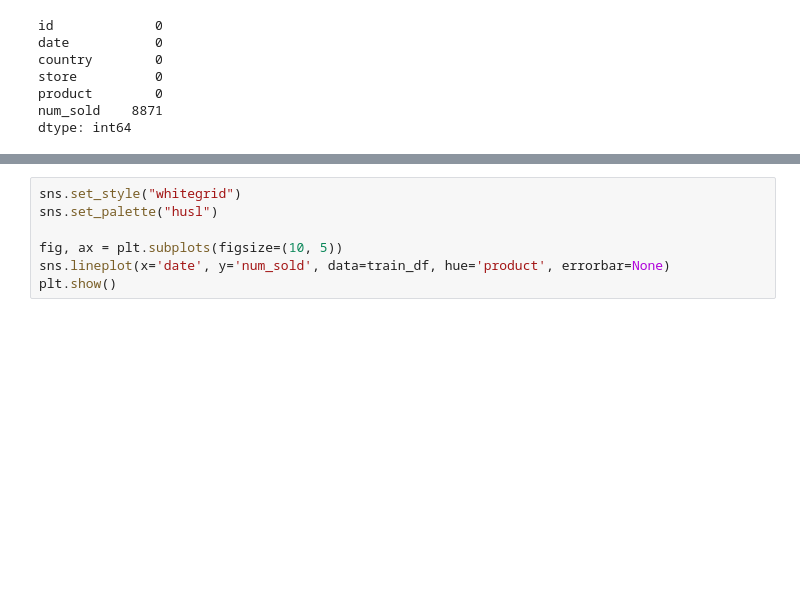
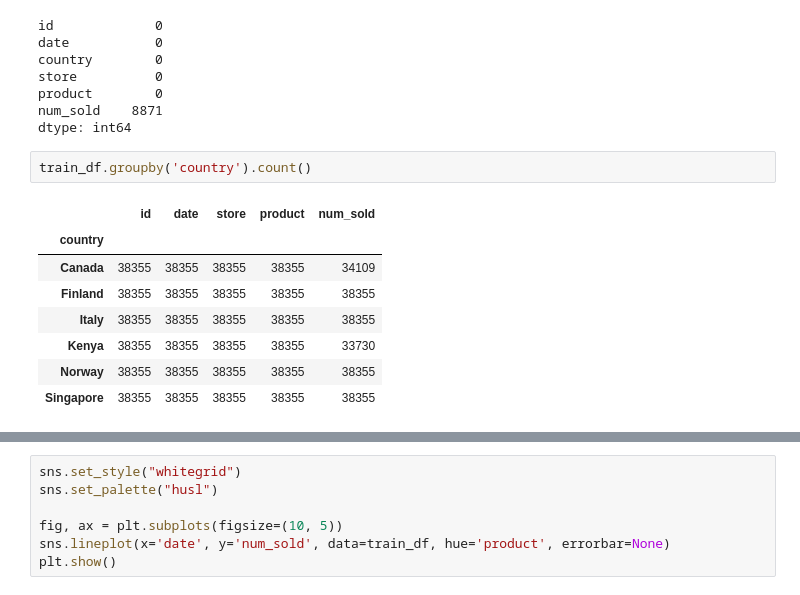
Before and after one commit to fstijnman/kaggle, a Jupyter notebook: playground_s05e01_forecasting_sticker_sales/notebooks/exploratory_analysis.ipynb, the cells around one changed output, grey strips where cells are left out. Drawn from its saved outputs; the diff is of its cells as text; blank space fills up the shorter version.

```diff
--- a/playground_s05e01_forecasting_sticker_sales/notebooks/exploratory_analysis.ipynb
+++ b/playground_s05e01_forecasting_sticker_sales/notebooks/exploratory_analysis.ipynb
@@ -82,3 +82,14 @@ store          0
 product        0
 num_sold    8871
 dtype: int64
+# %%
+train_df.groupby('country').count()
+# %% [output]
+|  | id | date | store | product | num_sold |
+| country |  |  |  |  |  |
+| Canada | 38355 | 38355 | 38355 | 38355 | 34109 |
+| Finland | 38355 | 38355 | 38355 | 38355 | 38355 |
+| Italy | 38355 | 38355 | 38355 | 38355 | 38355 |
+| Kenya | 38355 | 38355 | 38355 | 38355 | 33730 |
+| Norway | 38355 | 38355 | 38355 | 38355 | 38355 |
+| Singapore | 38355 | 38355 | 38355 | 38355 | 38355 |
```
Also changed, not shown: parts of 2 cells of this notebook.
